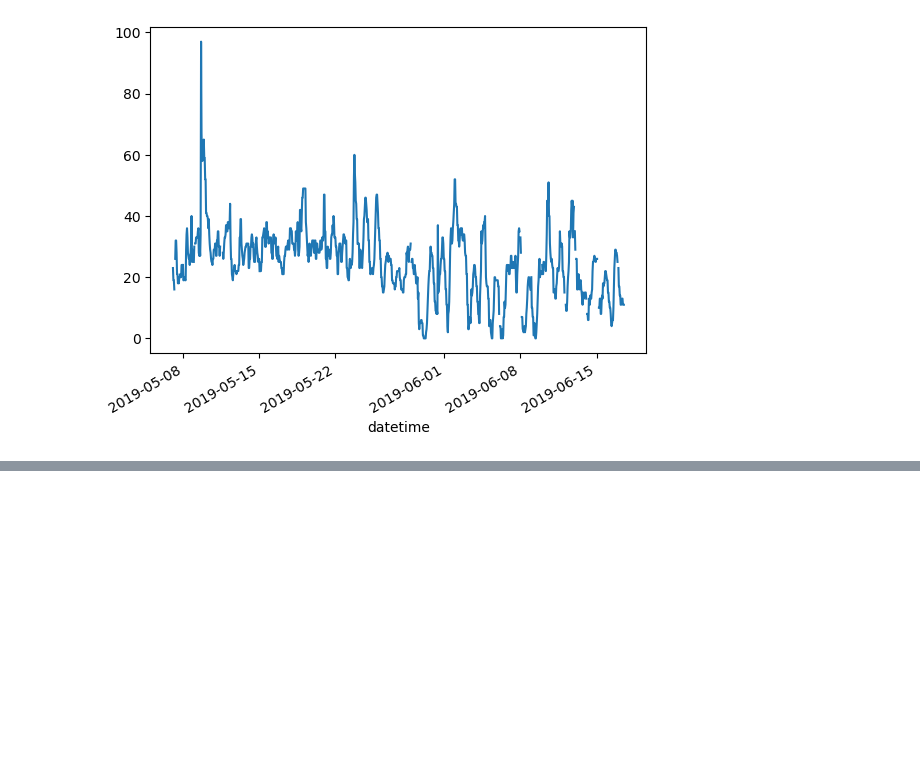
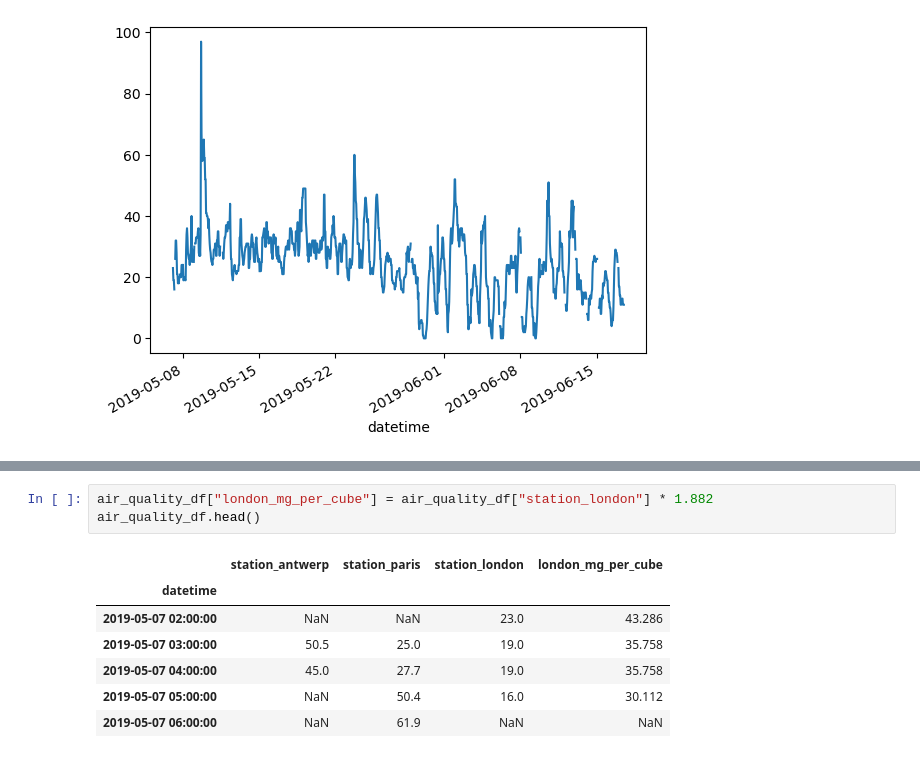
Before and after one commit to Botwex41/Pandas-Lesson, a Jupyter notebook: data.ipynb, the cells around one changed output, grey strips where cells are left out. Drawn from its saved outputs; the diff is of its cells as text; blank space fills up the shorter version.

```diff
--- a/data.ipynb
+++ b/data.ipynb
@@ -31,0 +58,11 @@ London.plot()
+# %%
+air_quality_df["london_mg_per_cube"] = air_quality_df["station_london"] * 1.882
+air_quality_df.head()
+# %% [output]
+|  | station_antwerp | station_paris | station_london | london_mg_per_cube |
+| datetime |  |  |  |  |
+| 2019-05-07 02:00:00 | NaN | NaN | 23.0 | 43.286 |
+| 2019-05-07 03:00:00 | 50.5 | 25.0 | 19.0 | 35.758 |
+| 2019-05-07 04:00:00 | 45.0 | 27.7 | 19.0 | 35.758 |
+| 2019-05-07 05:00:00 | NaN | 50.4 | 16.0 | 30.112 |
+| 2019-05-07 06:00:00 | NaN | 61.9 | NaN | NaN |
```
Also changed, not shown: parts of 4 cells of this notebook.
